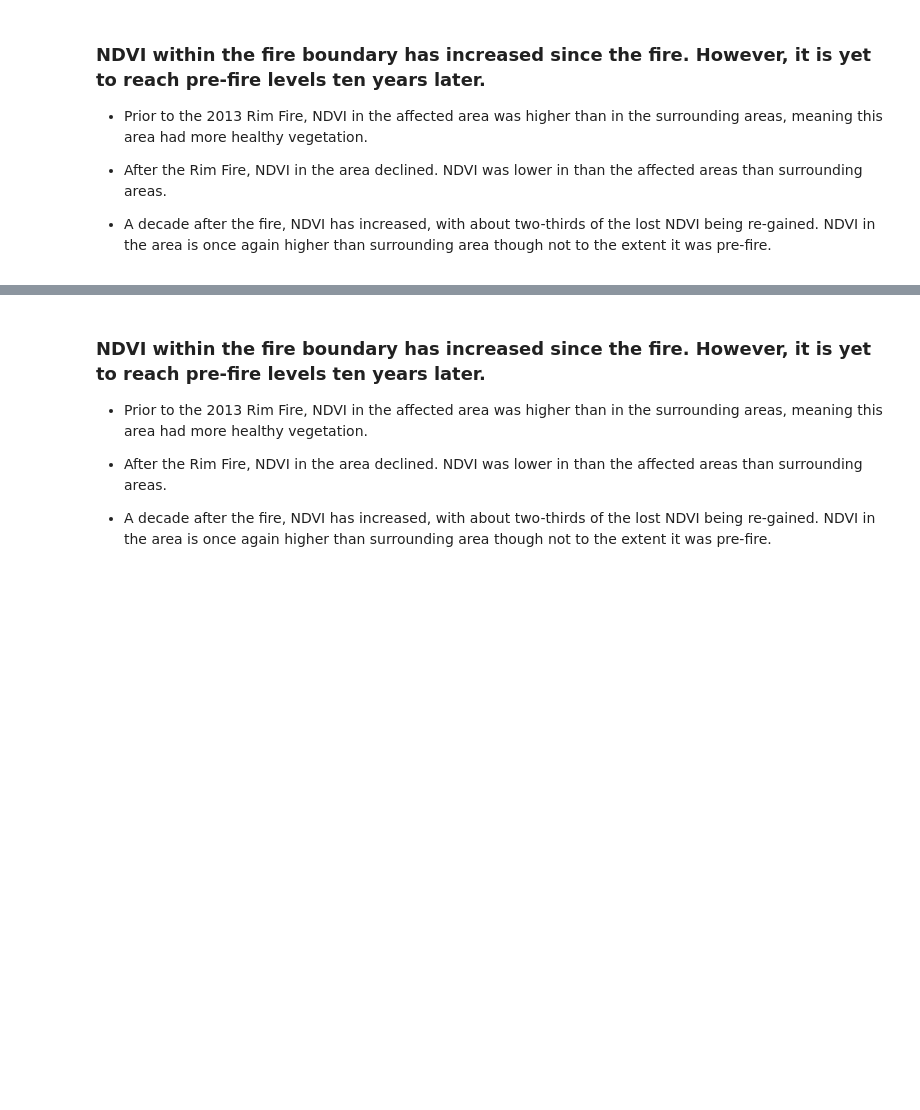
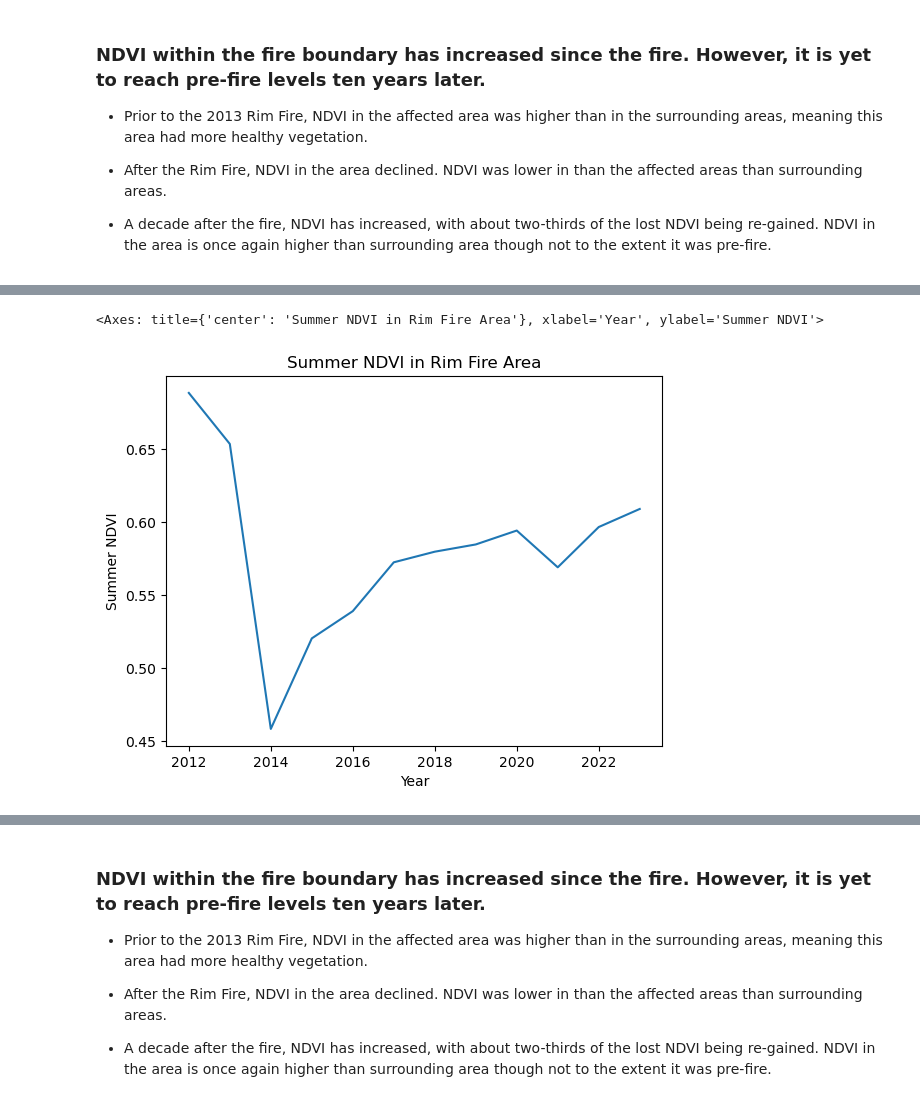
Before and after one commit to pth6570/pth6570.github.io, a Jupyter notebook: notebooks/rim_fire_NDVI_change.ipynb, the cells around one changed output, grey strips where cells are left out. Saved outputs shown, nothing was run; the diff lists cells and outputs as text; code cells hidden in the pictures; blank space fills up the shorter version.

Commit message:
revert to static plots

```diff
--- a/notebooks/rim_fire_NDVI_change.ipynb
+++ b/notebooks/rim_fire_NDVI_change.ipynb
@@ -284,14 +284,11 @@ ndvi_fire_df['Difference'] = (ndvi_fire_df - ndvi_out_df)
 
 * A decade after the fire, NDVI has increased, with about two-thirds of the lost NDVI being re-gained. NDVI in the area is once again higher than surrounding area though not to the extent it was pre-fire.
 # %%
-# Plot Difference
-ndvi_fire_df.NDVI.hvplot(
+# Plot NDVI Change
+ndvi_fire_df.NDVI.plot(
     title="Summer NDVI in Rim Fire Area",
     xlabel="Year",
-    ylabel="Summer NDVI",
-    width=500).opts(fontsize={
-    'title': 10
-})
+    ylabel="Summer NDVI")
 
 # # Trying to add vertical line
 # import datetime
@@ -317 +313,3 @@ ndvi_fire_df.NDVI.hvplot(
+<Axes: title={'center': 'Summer NDVI in Rim Fire Area'}, xlabel='Year', ylabel='Summer NDVI'>
+[figure, added]
 # %%
```
Also changed, not shown: parts of 2 cells of this notebook, 2 other files.
